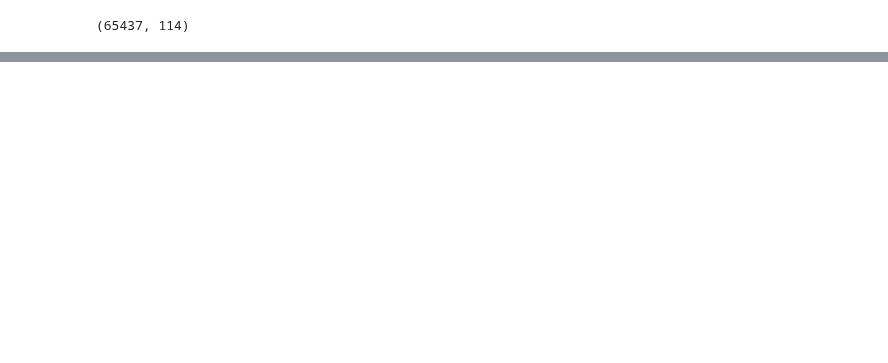
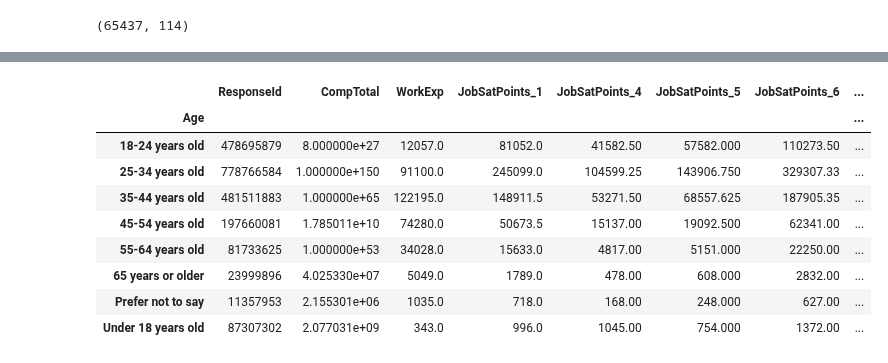
Before and after one commit to Sansub471/DataVisualization, a Jupyter notebook: pandas_classes/pandas_one.ipynb, the cells around one changed output, grey strips where cells are left out. Drawn from its saved outputs; the diff is of its cells as text; code cells hidden in the pictures; blank space fills up the shorter version.

```diff
--- a/pandas_classes/pandas_one.ipynb
+++ b/pandas_classes/pandas_one.ipynb
@@ -29,0 +65,15 @@ df.shape
+# %%
+# group data by column
+grouped = df.groupby('Age').sum()
+grouped
+# %% [output]
+|  | ResponseId | CompTotal | WorkExp | JobSatPoints_1 | JobSatPoints_4 | JobSatPoints_5 | JobSatPoints_6 | ... |
+| Age |  |  |  |  |  |  |  | ... |
+| 18-24 years old | 478695879 | 8.000000e+27 | 12057.0 | 81052.0 | 41582.50 | 57582.000 | 110273.50 | ... |
+| 25-34 years old | 778766584 | 1.000000e+150 | 91100.0 | 245099.0 | 104599.25 | 143906.750 | 329307.33 | ... |
+| 35-44 years old | 481511883 | 1.000000e+65 | 122195.0 | 148911.5 | 53271.50 | 68557.625 | 187905.35 | ... |
+| 45-54 years old | 197660081 | 1.785011e+10 | 74280.0 | 50673.5 | 15137.00 | 19092.500 | 62341.00 | ... |
+| 55-64 years old | 81733625 | 1.000000e+53 | 34028.0 | 15633.0 | 4817.00 | 5151.000 | 22250.00 | ... |
+| 65 years or older | 23999896 | 4.025330e+07 | 5049.0 | 1789.0 | 478.00 | 608.000 | 2832.00 | ... |
+| Prefer not to say | 11357953 | 2.155301e+06 | 1035.0 | 718.0 | 168.00 | 248.000 | 627.00 | ... |
+| Under 18 years old | 87307302 | 2.077031e+09 | 343.0 | 996.0 | 1045.00 | 754.000 | 1372.00 | ... |
```
Also changed, not shown: parts of 6 cells of this notebook.
